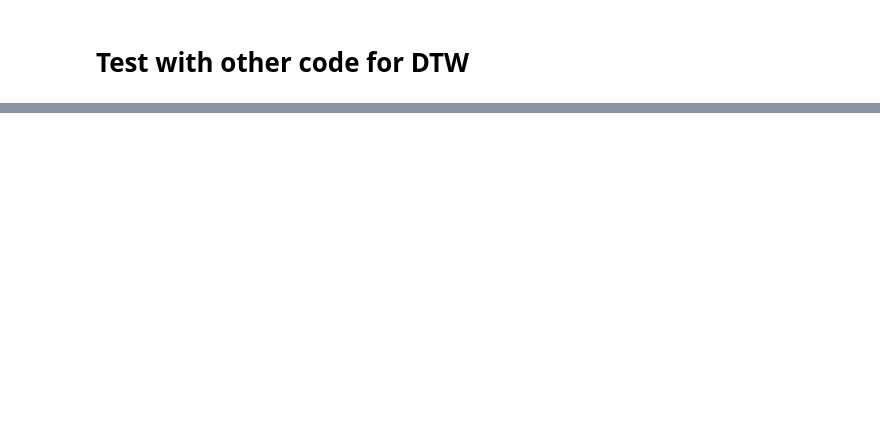
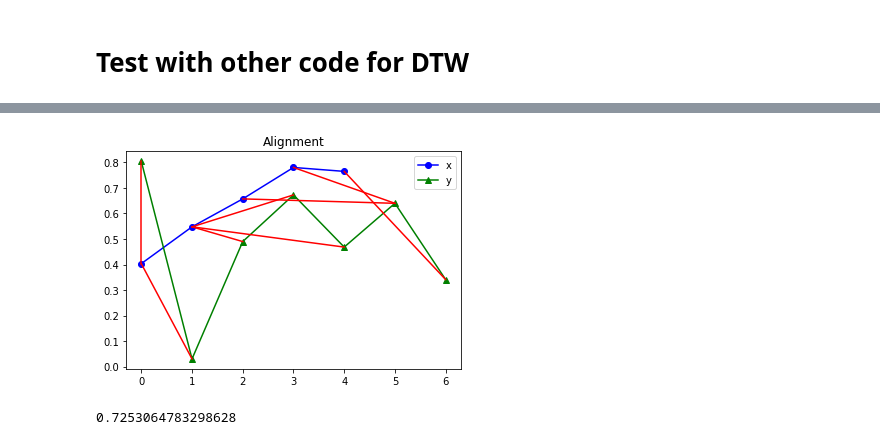
Before and after one commit to mindychen213/warped-p-variation, a Jupyter notebook: Branch-and-Bound/examples/DTW.ipynb, the cells around one changed output, grey strips where cells are left out. Drawn from its saved outputs; the diff is of its cells as text; code cells hidden in the pictures; blank space fills up the shorter version.

```diff
--- a/Branch-and-Bound/examples/DTW.ipynb
+++ b/Branch-and-Bound/examples/DTW.ipynb
@@ -161,0 +162,8 @@ W = Warp(digit, digit_perturbed, d, f_d)
+# %%
+W.plot_alignment()
+# %% [output]
+[figure, added]
+# %%
+W.cost
+# %% [output]
+0.7253064783298628
```
Also changed, not shown: parts of 14 cells of this notebook, 3 other files.
